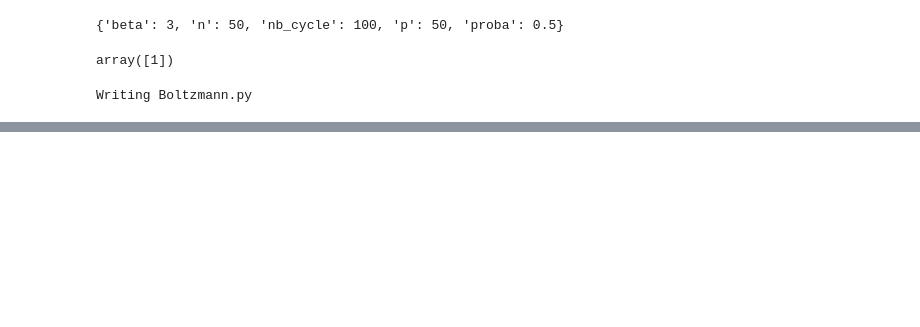
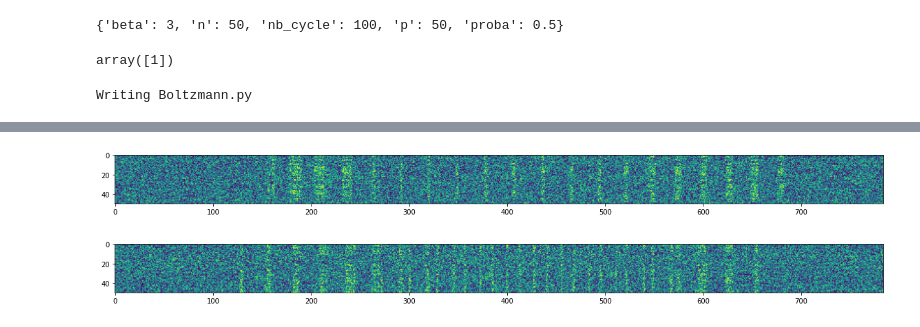
Before and after one commit to VhinyMombo/Boltzmann-Machine, a Jupyter notebook: Ising.ipynb, the cells around one changed output, grey strips where cells are left out. Cells and saved outputs as stored; diff of their text form; code cells hidden in the pictures; blank space fills up the shorter version.

Commit message:
boltzmann forward functions & test

```diff
--- a/Ising.ipynb
+++ b/Ising.ipynb
@@ -125,0 +163,12 @@ array([0.10857099, 0.19740791])
+# %%
+w = np.random.random([2,5]) # é
+x = np.random.binomial(1,0.5,5)
+bias = np.random.random(2)
+prob = 1/(1+np.exp(-(bias + w.dot(x))))
+h =  np.array([np.random.binomial(1,prob[i],1)[0] for i in range(len(prob))])
+
+print(f'x = {x}')
+print(f'w = {w}')
+print(f'w*x = {w.dot(x)}')
+print(f'proba = {prob}')
+print(f'h = {h}')
@@ -125,0 +182,2 @@ array([0.10857099, 0.19740791])
+# %%
+(x_train, y_train), (x_test, y_test) = mnist.load_data()
@@ -129,0 +207,10 @@ f = model2()
+# %%
+input_size = x_train[0].flatten().shape[0]
+n_hidden_unit = 50
+model2 = BoltzmannModel(n,p,beta, nb_cycle,prob,input_size, n_hidden_unit)
+W0 = model2.get_w()
+plt.figure(figsize=(20,50))
+model2.forward(x_train[0])
+W1 = model2.get_w()
+plt.imshow(W1)
+plt.show()
@@ -129,0 +265,16 @@ f = model2()
+# %%
+plt.figure(figsize=(20,50))
+plt.imshow(W1)
+plt.show()
+# %% [output]
+[figure, added]
+# %%
+input_size = x_train[1].flatten().shape[0]
+n_hidden_unit = 50
+model2 = BoltzmannModel(n,p,beta, nb_cycle,prob,input_size, n_hidden_unit)
+
+plt.figure(figsize=(20,50))
+plt.imshow(model2.forward(x_train[1]))
+plt.show()
+# %% [output]
+[figure, added]
```
Also changed, not shown: parts of 13 cells of this notebook.
